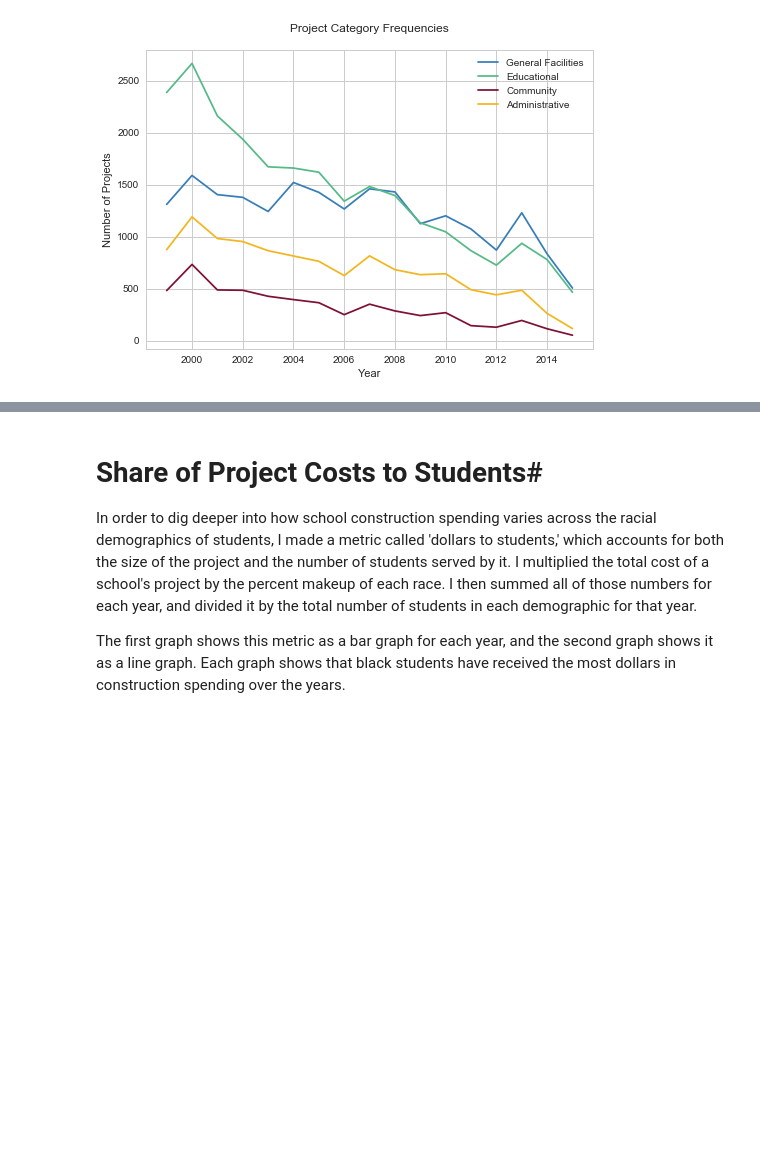
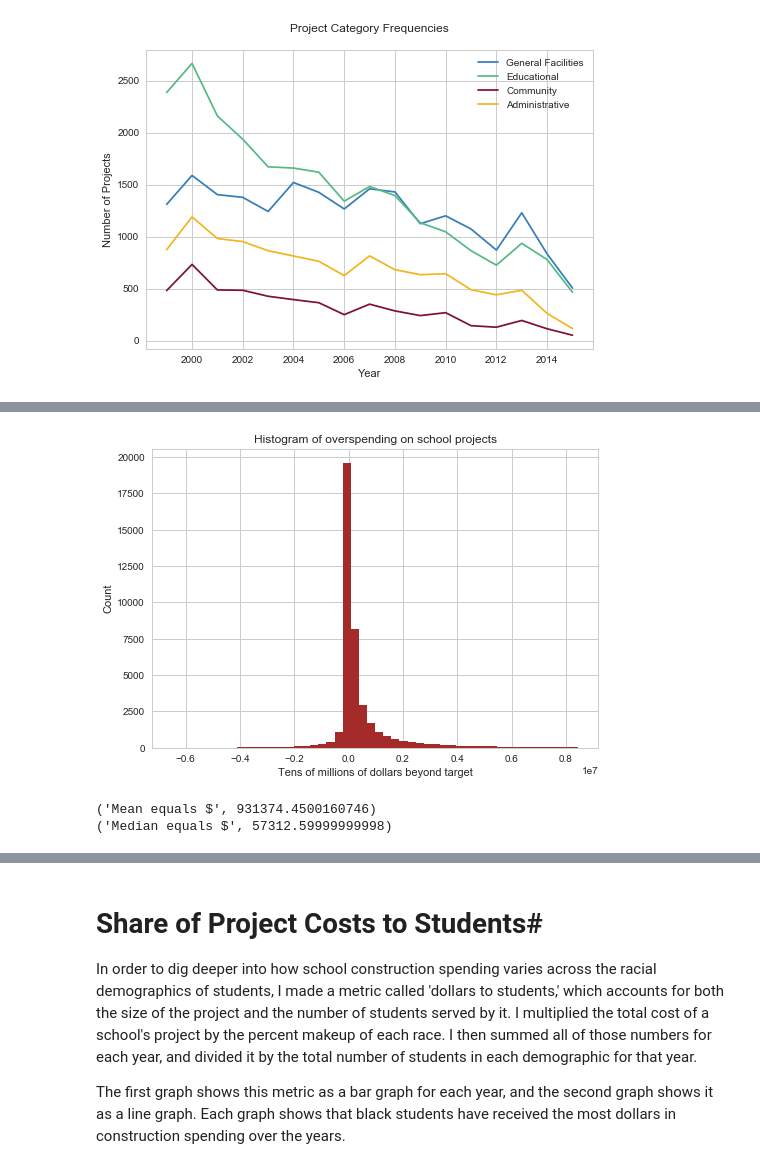
Before and after one commit to semcguin/141_FinalProject, a Jupyter notebook: Final_Presentation.ipynb, the cells around one changed output, grey strips where cells are left out. Cells and saved outputs as stored; diff of their text form; code cells hidden in the pictures; blank space fills up the shorter version.

```diff
--- a/Final_Presentation.ipynb
+++ b/Final_Presentation.ipynb
@@ -169,0 +264,21 @@ plt.show()
+# %%
+school_data["overspending"] = school_data["calculated_cost"]-school_data["CPI_estamount"]
+
+over = school_data["overspending"].dropna()
+plt.hist(over[abs(over - np.mean(over)) < 1.5 * np.std(over)], bins = 50, color = "brown")
+plt.title("Histogram of overspending on school projects")
+plt.xlabel(r"Tens of millions of dollars beyond target")
+plt.ylabel("Count")
+plt.show()
+
+
+#The average project:
+print("Mean equals $", school_data["overspending"].mean())
+#tends to overspend the estimated cost by $770,000. However, this is not a great representation
+#due to a handful of projects that went way over. The median:
+print("Median equals $", school_data["overspending"].median())
+#is only $7000 overbudget
+# %% [output]
+[figure, added]
+('Mean equals $', 931374.4500160746)
+('Median equals $', 57312.59999999998)
```
Also changed, not shown: parts of 17 cells of this notebook.
